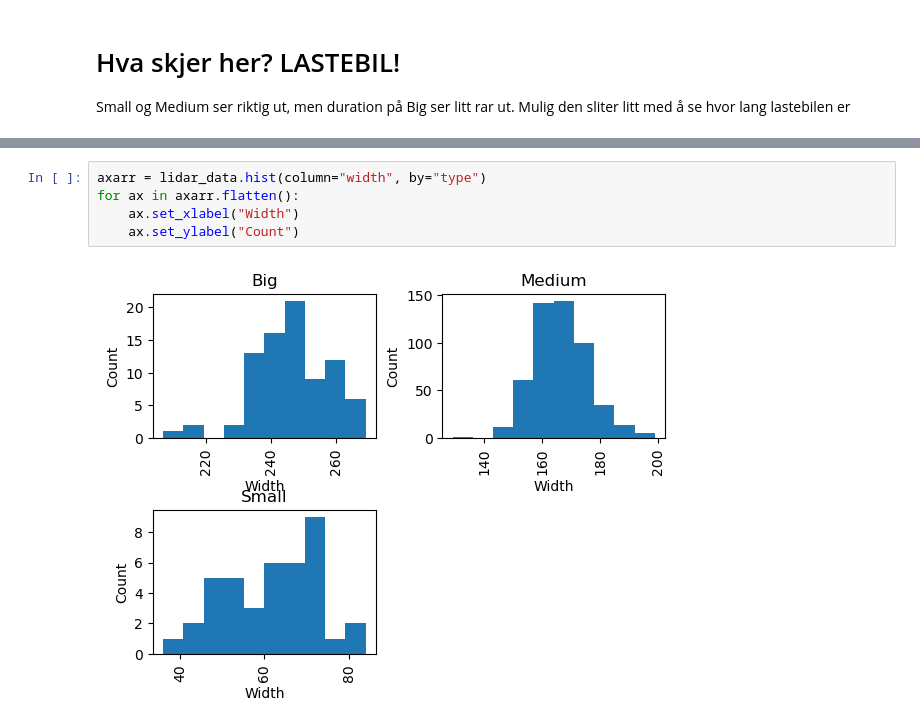
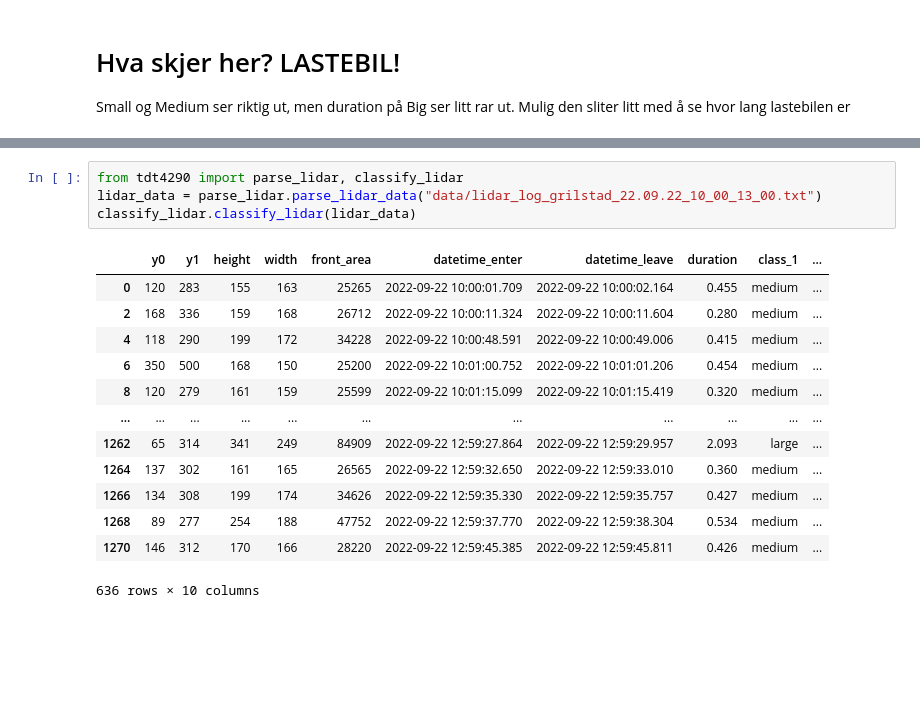
Before and after one commit to erlandbo/TDT4290, a Jupyter notebook: lidar_data_parsing.ipynb, the cells around one changed output, grey strips where cells are left out. Drawn from its saved outputs; the diff is of its cells as text; blank space fills up the shorter version.

```diff
--- a/lidar_data_parsing.ipynb
+++ b/lidar_data_parsing.ipynb
@@ -140,7 +140,18 @@ for ax in axs.flatten():
-# %%
-axarr = lidar_data.hist(column="width", by="type")
-for ax in axarr.flatten():
-    ax.set_xlabel("Width")
-    ax.set_ylabel("Count")
-# %% [output]
-[figure, removed]
+# %%
+from tdt4290 import parse_lidar, classify_lidar
+lidar_data = parse_lidar.parse_lidar_data("data/lidar_log_grilstad_22.09.22_10_00_13_00.txt")
+classify_lidar.classify_lidar(lidar_data)
+# %% [output]
+|  | y0 | y1 | height | width | front_area | datetime_enter | datetime_leave | duration | class_1 | ... |
+| 0 | 120 | 283 | 155 | 163 | 25265 | 2022-09-22 10:00:01.709 | 2022-09-22 10:00:02.164 | 0.455 | medium | ... |
+| 2 | 168 | 336 | 159 | 168 | 26712 | 2022-09-22 10:00:11.324 | 2022-09-22 10:00:11.604 | 0.280 | medium | ... |
+| 4 | 118 | 290 | 199 | 172 | 34228 | 2022-09-22 10:00:48.591 | 2022-09-22 10:00:49.006 | 0.415 | medium | ... |
+| 6 | 350 | 500 | 168 | 150 | 25200 | 2022-09-22 10:01:00.752 | 2022-09-22 10:01:01.206 | 0.454 | medium | ... |
+| 8 | 120 | 279 | 161 | 159 | 25599 | 2022-09-22 10:01:15.099 | 2022-09-22 10:01:15.419 | 0.320 | medium | ... |
+| ... | ... | ... | ... | ... | ... | ... | ... | ... | ... | ... |
+| 1262 | 65 | 314 | 341 | 249 | 84909 | 2022-09-22 12:59:27.864 | 2022-09-22 12:59:29.957 | 2.093 | large | ... |
+| 1264 | 137 | 302 | 161 | 165 | 26565 | 2022-09-22 12:59:32.650 | 2022-09-22 12:59:33.010 | 0.360 | medium | ... |
+| 1266 | 134 | 308 | 199 | 174 | 34626 | 2022-09-22 12:59:35.330 | 2022-09-22 12:59:35.757 | 0.427 | medium | ... |
+| 1268 | 89 | 277 | 254 | 188 | 47752 | 2022-09-22 12:59:37.770 | 2022-09-22 12:59:38.304 | 0.534 | medium | ... |
+| 1270 | 146 | 312 | 170 | 166 | 28220 | 2022-09-22 12:59:45.385 | 2022-09-22 12:59:45.811 | 0.426 | medium | ... |
+636 rows × 10 columns
```
Also changed, not shown: parts of 1 cell of this notebook, 2 other files.
